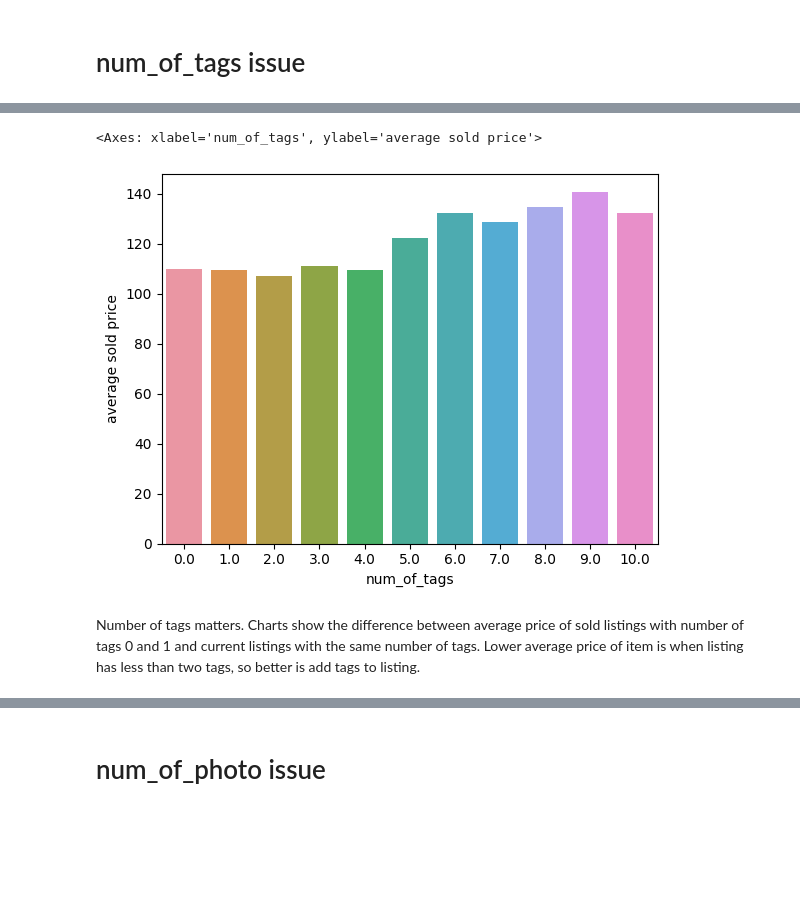
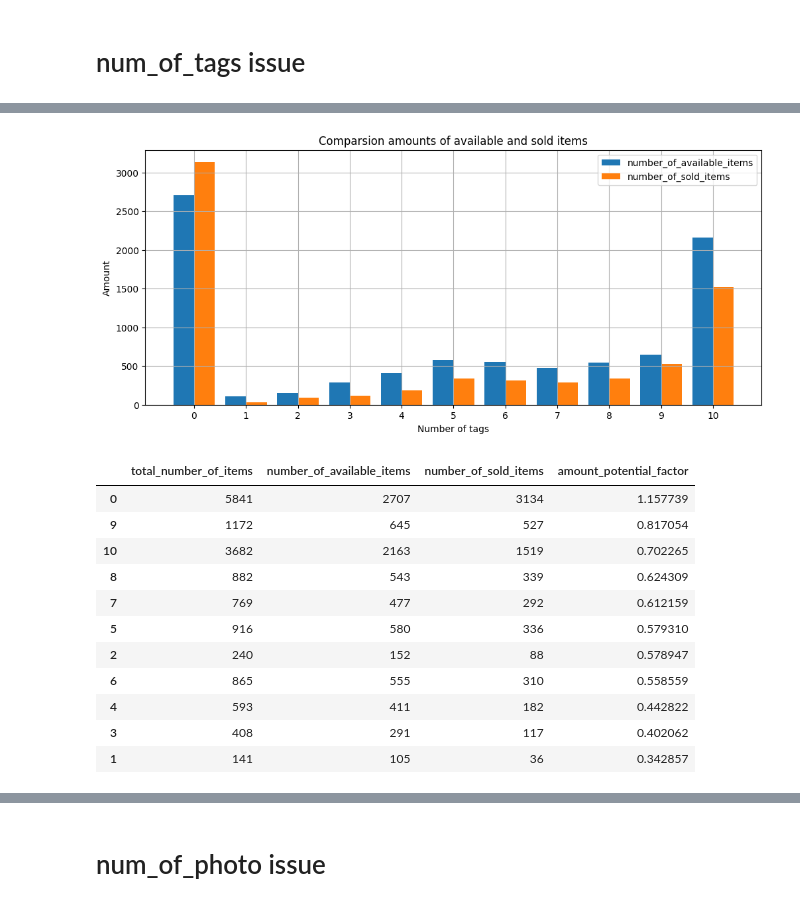
Before and after one commit to kgudalewski/grailed_sales_analysis, a Jupyter notebook: Grailed_data_initial_analysis.ipynb, the cells around one changed output, grey strips where cells are left out. Drawn from its saved outputs; the diff is of its cells as text; code cells hidden in the pictures; blank space fills up the shorter version.

```diff
--- a/Grailed_data_initial_analysis.ipynb
+++ b/Grailed_data_initial_analysis.ipynb
@@ -869,7 +828,39 @@ num_of_tags_sold_df
-# %%
-sns.barplot(data=num_of_tags_sold_df, x = num_of_tags_sold_df.index, y = "average sold price")
-# %% [output]
-<Axes: xlabel='num_of_tags', ylabel='average sold price'>
-[figure, removed]
-# %% [markdown]
-Number of tags matters. Charts show the difference between average price of sold listings with number of tags 0 and 1 and current listings with the same number of tags. Lower average price of item is when listing has less than two tags, so better is add tags to listing.
+# %%
+df_count = pd.DataFrame(df["num_of_tags"].value_counts()).rename(columns = {"num_of_tags" : "total_number_of_items"})
+df_count["number_of_available_items"] = pd.DataFrame(df.loc[df.price.notna()]["num_of_tags"].value_counts())
+df_count["number_of_sold_items"] = pd.DataFrame(df.loc[df.sold_price.notna()]["num_of_tags"].value_counts())
+
+df_count["amount_potential_factor"] = df_count.iloc[:,2] / df_count.iloc[:,1]
+#amount_potential_factor tells possible need for condition based on relation between number of sold listings and available (if there's high number of sold listings and small number of available listings, items in this condition have potential)
+
+df_count = df_count.reindex(range(11))
+
+plt.figure(figsize=(12,5))
+X_axis = np.arange(df_count.shape[0])
+plt.bar(X_axis - 0.2, df_count.number_of_available_items, 0.4, label = 'number_of_available_items')
+plt.bar(X_axis + 0.2, df_count.number_of_sold_items, 0.4, label = 'number_of_sold_items')
+plt.xticks(X_axis, df_count.index)
+plt.grid()
+plt.title("Comparsion amounts of available and sold items")
+plt.ylabel("Amount")
+plt.xlabel("Number of tags")
+plt.legend()
+plt.show()
+
+df_count = df_count.sort_values(by="amount_potential_factor",ascending=False)
+
+display(df_count)
+# %% [output]
+[figure, added]
+|  | total_number_of_items | number_of_available_items | number_of_sold_items | amount_potential_factor |
+| 0 | 5841 | 2707 | 3134 | 1.157739 |
+| 9 | 1172 | 645 | 527 | 0.817054 |
+| 10 | 3682 | 2163 | 1519 | 0.702265 |
+| 8 | 882 | 543 | 339 | 0.624309 |
+| 7 | 769 | 477 | 292 | 0.612159 |
+| 5 | 916 | 580 | 336 | 0.579310 |
+| 2 | 240 | 152 | 88 | 0.578947 |
+| 6 | 865 | 555 | 310 | 0.558559 |
+| 4 | 593 | 411 | 182 | 0.442822 |
+| 3 | 408 | 291 | 117 | 0.402062 |
+| 1 | 141 | 105 | 36 | 0.342857 |
```
Also changed, not shown: parts of 8 cells of this notebook.
